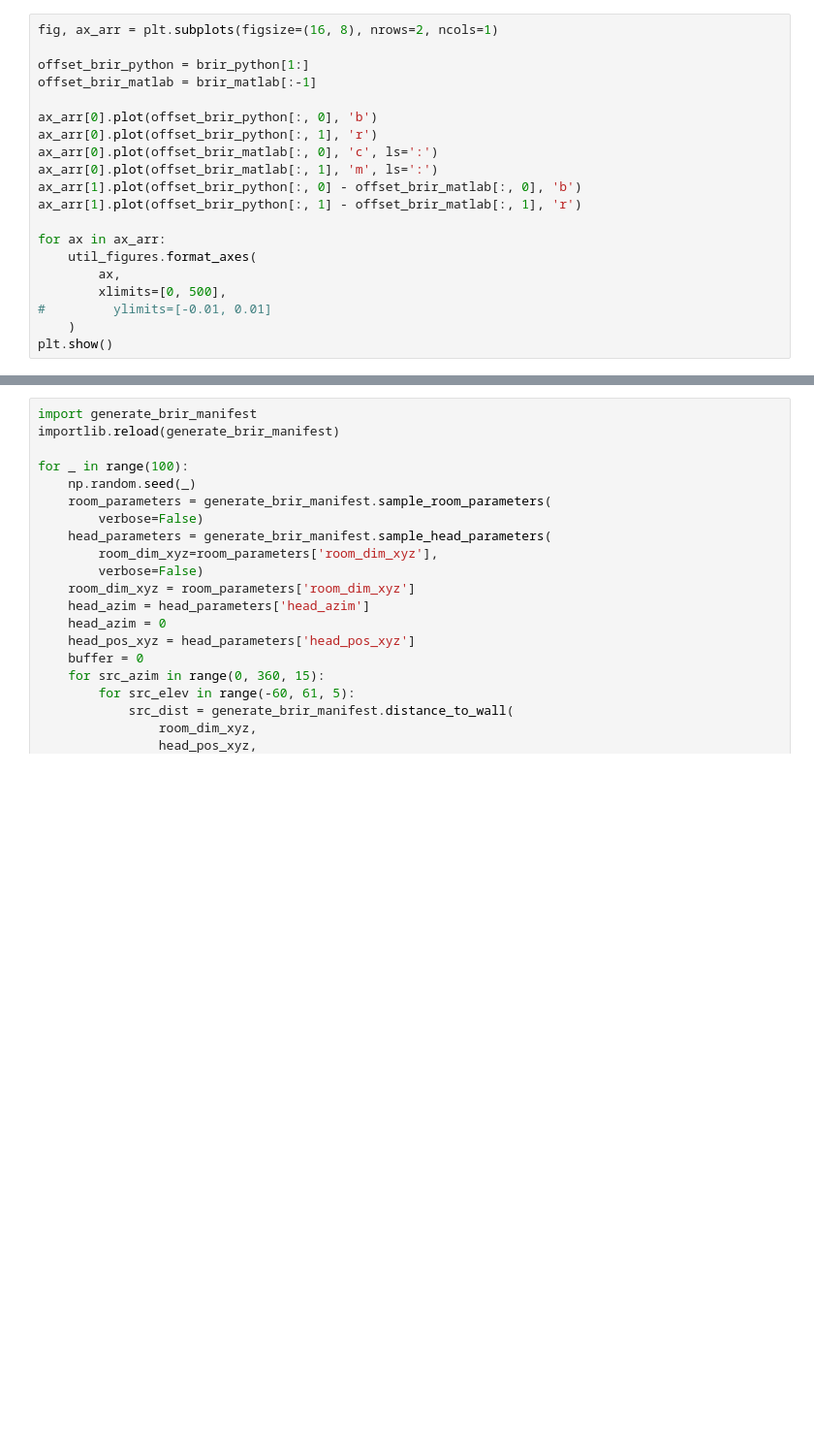
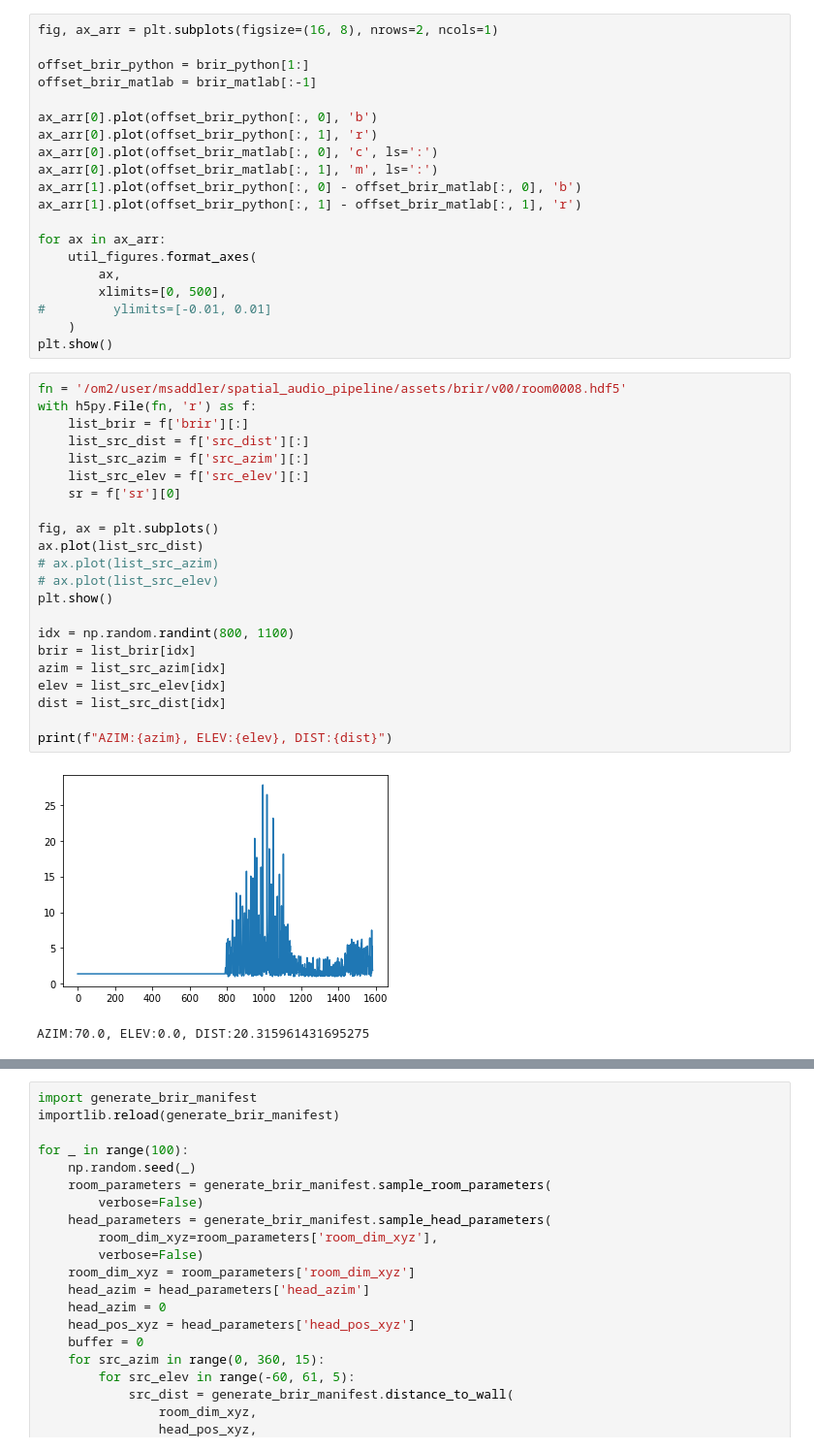
Before and after one commit to msaddler/virtual_acoustic_room, a Jupyter notebook: notebook_scratch.ipynb, the cells around one changed output, grey strips where cells are left out. Shown at 97% size. Saved outputs shown, nothing was run; the diff lists cells and outputs as text; blank space fills up the shorter version.

```diff
--- a/notebook_scratch.ipynb
+++ b/notebook_scratch.ipynb
@@ -169,3 +169,28 @@ for ax in ax_arr:
 #         ylimits=[-0.01, 0.01]
     )
 plt.show()
+# %%
+fn = '/om2/user/msaddler/spatial_audio_pipeline/assets/brir/v00/room0008.hdf5'
+with h5py.File(fn, 'r') as f:
+    list_brir = f['brir'][:]
+    list_src_dist = f['src_dist'][:]
+    list_src_azim = f['src_azim'][:]
+    list_src_elev = f['src_elev'][:]
+    sr = f['sr'][0]
+
+fig, ax = plt.subplots()
+ax.plot(list_src_dist)
+# ax.plot(list_src_azim)
+# ax.plot(list_src_elev)
+plt.show()
+
+idx = np.random.randint(800, 1100)
+brir = list_brir[idx]
+azim = list_src_azim[idx]
+elev = list_src_elev[idx]
+dist = list_src_dist[idx]
+
+print(f"AZIM:{azim}, ELEV:{elev}, DIST:{dist}")
+# %% [output]
+[figure, added]
+AZIM:70.0, ELEV:0.0, DIST:20.315961431695275
```
Also changed, not shown: parts of 2 cells of this notebook, 1 other file.
